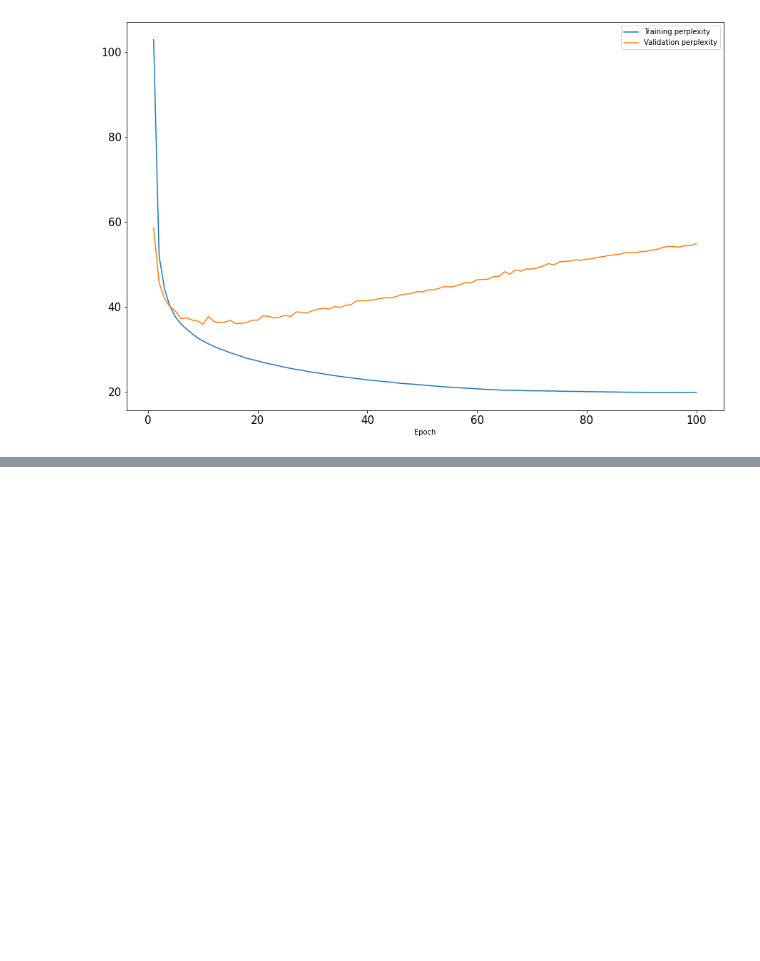
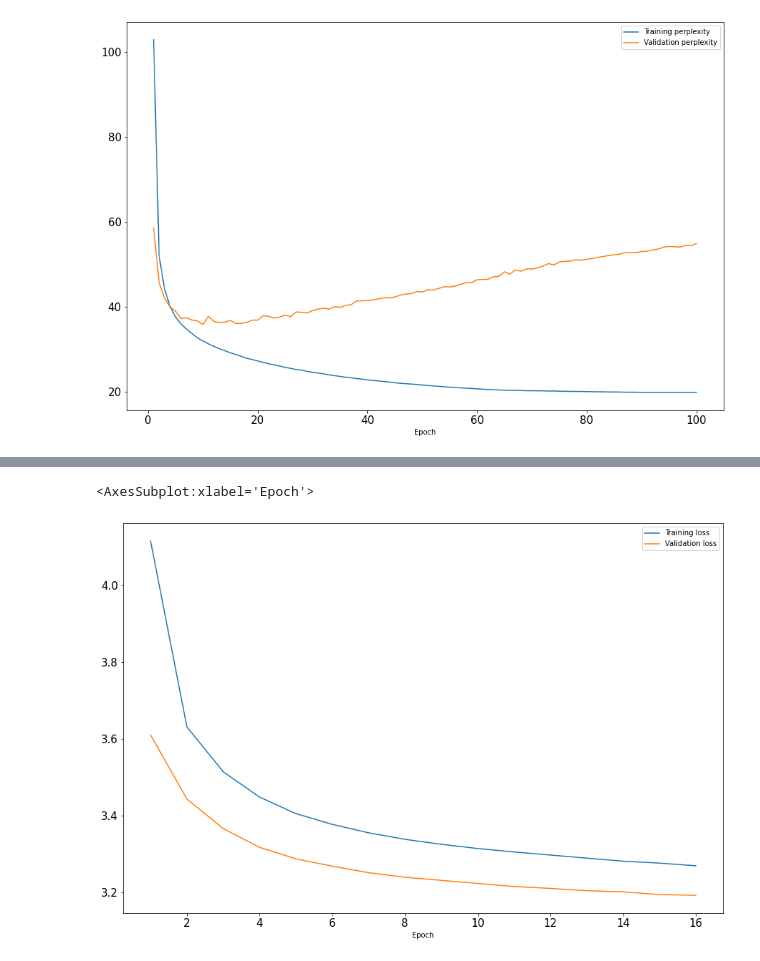
Before and after one commit to simonvaros/MedicalChatbot, a Jupyter notebook: data_analysis_and_processing/notebooks/TrainingAnalysis.ipynb, the cells around one changed output, grey strips where cells are left out. Saved outputs shown, nothing was run; the diff lists cells and outputs as text; code cells hidden in the pictures; blank space fills up the shorter version.

```diff
--- a/data_analysis_and_processing/notebooks/TrainingAnalysis.ipynb
+++ b/data_analysis_and_processing/notebooks/TrainingAnalysis.ipynb
@@ -35,3 +35,5 @@ data.plot.line(y=['Training perplexity', 'Validation perplexity'], x='Epoch', fi
 # %% [output]
 <AxesSubplot:xlabel='Epoch'>
 [figure]
+# %%
+data = pd.read_csv('../../training_logs/transformer_log.csv', delimiter=',')
@@ -37,0 +53,8 @@ data.plot.line(y=['Training perplexity', 'Validation perplexity'], x='Epoch', fi
+# %%
+data['Training perplexity'] = data.apply(lambda x: countPerplexity(x['Training loss']), axis=1)
+data['Validation perplexity'] = data.apply(lambda x: countPerplexity(x['Validation loss']), axis=1)
+# %%
+data.plot.line(y=['Training loss', 'Validation loss'], x='Epoch', figsize=(15,10), fontsize=15)
+# %% [output]
+<AxesSubplot:xlabel='Epoch'>
+[figure, added]
```
Also changed, not shown: parts of 2 cells of this notebook, 10 other files.
